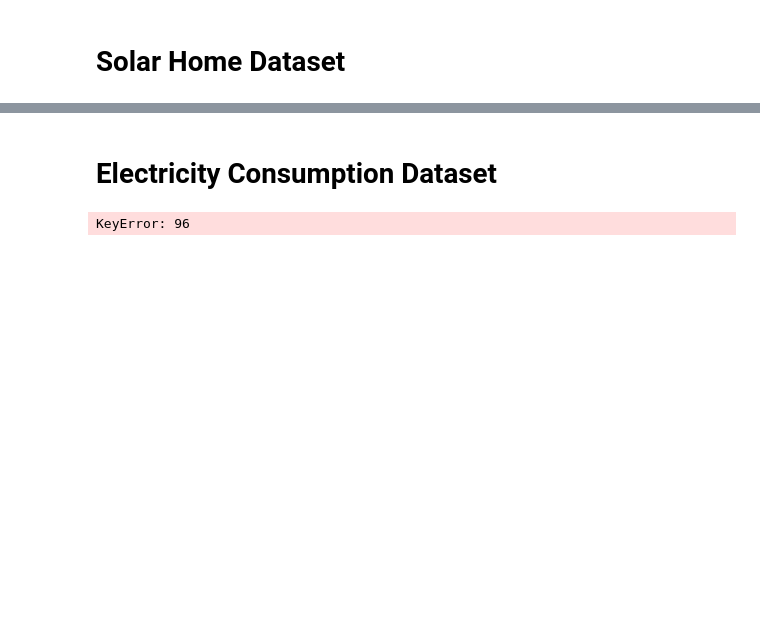
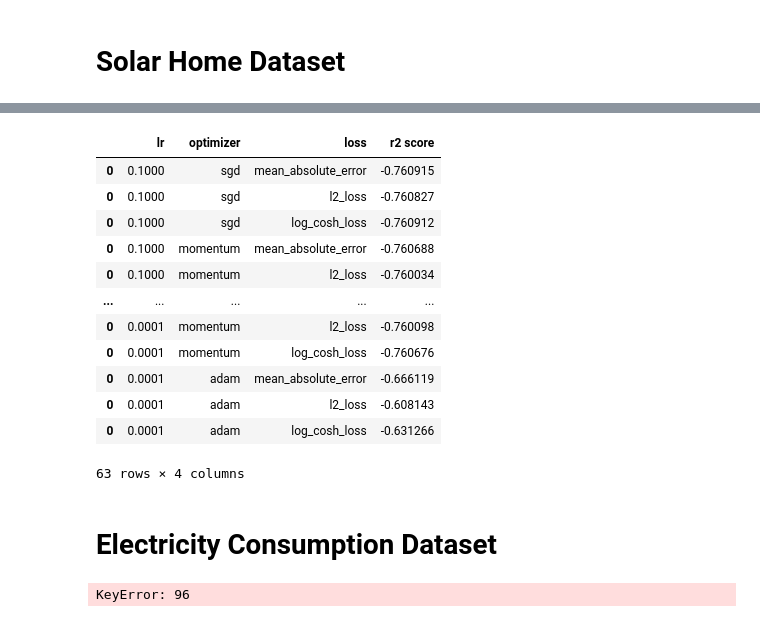
Before and after one commit to codymlewis/SGHFL, a Jupyter notebook: test.ipynb, the cells around one changed output, grey strips where cells are left out. Cells and saved outputs as stored; diff of their text form; code cells hidden in the pictures; blank space fills up the shorter version.

```diff
--- a/test.ipynb
+++ b/test.ipynb
@@ -34,6 +37,10 @@ def get_data():
     return np.concatenate(X_train), np.concatenate(Y_train), np.concatenate(X_test), np.concatenate(Y_test)
 
 X_train, Y_train, X_test, Y_test = get_data()
+# %%
+processor = skp.StandardScaler().fit(Y_train.reshape(-1, 1))
+Y_train = processor.transform(Y_train.reshape(-1, 1)).reshape(-1)
+Y_test = processor.transform(Y_test.reshape(-1, 1)).reshape(-1)
 # %%
 class Net(nn.Module):
     @nn.compact
@@ -48,28 +55,22 @@ class Net(nn.Module):
         x = nn.Dense(50)(x)
         x = nn.relu(x)
         x = nn.Dense(1)(x)
-        return x
-
-def l2_loss(model):
-    def _apply(params, X, Y):
-        diff = jnp.clip(jnp.square(jnp.squeeze(model.apply(params, X).T) - Y), 1e-16, 1e32)
-        return jnp.mean(0.5 * diff)
-    return _apply
+        return nn.tanh(x)
 
 
-def create_model(seed=None):
+def create_model(lr=0.001, opt=optax.sgd, loss="mean_absolute_error", seed=None):
     model = Net()
     params = model.init(jax.random.PRNGKey(seed if seed else 42), jnp.zeros((1, 23, 4)))
     return flax_lightning.Model(
         model,
         params,
-        optax.sgd(0.01, momentum=0.9),
-        # "mean_absolute_error",
-        l2_loss,
+        opt(0.0001),
+        loss,
         metrics=["mean_absolute_error", "r2score"],
         seed=seed
     )
 
-model = create_model()
-# l2_loss(model.model)(model.params, X_train[:32], Y_train[:32])
-model.step(X_train, Y_train, 1, verbose=1)
+# model = create_model()
+# # l2_loss(model.model)(model.params, X_train[:32], Y_train[:32])
+# model.step(X_train, Y_train, 1, verbose=1)
+# model.evaluate(X_test, Y_test, verbose=1)
@@ -82,0 +77,11 @@ model.evaluate(X_test, Y_test, verbose=1)
+# %%
+optimizers = {"sgd": optax.sgd, "momentum": partial(optax.sgd, momentum=0.9), "adam": optax.adam}
+df = pd.DataFrame()
+
+for lr, opt_name, loss in product((0.1, 0.05, 0.01, 0.005, 0.001, 0.0005, 0.0001), optimizers.keys(), ("mean_absolute_error", "l2_loss", "log_cosh_loss")):
+    print(f"{lr=}, {opt_name=}, {loss=}")
+    opt = optimizers[opt_name]
+    model = create_model(lr=lr, opt=opt, loss=loss)
+    model.step(X_train, Y_train, 1, verbose=1)
+    results = model.evaluate(X_test, Y_test, verbose=0)
+    df = pd.concat((df, pd.DataFrame({"lr": [lr], "optimizer": [opt_name], "loss": [loss], "r2 score": [results['r2score'].item()]})))
@@ -83,3 +102,19 @@ model.evaluate(X_test, Y_test, verbose=1)
+# %%
+df
+# %% [output]
+|  | lr | optimizer | loss | r2 score |
+| 0 | 0.1000 | sgd | mean_absolute_error | -0.760915 |
+| 0 | 0.1000 | sgd | l2_loss | -0.760827 |
+| 0 | 0.1000 | sgd | log_cosh_loss | -0.760912 |
+| 0 | 0.1000 | momentum | mean_absolute_error | -0.760688 |
+| 0 | 0.1000 | momentum | l2_loss | -0.760034 |
+| ... | ... | ... | ... | ... |
+| 0 | 0.0001 | momentum | l2_loss | -0.760098 |
+| 0 | 0.0001 | momentum | log_cosh_loss | -0.760676 |
+| 0 | 0.0001 | adam | mean_absolute_error | -0.666119 |
+| 0 | 0.0001 | adam | l2_loss | -0.608143 |
+| 0 | 0.0001 | adam | log_cosh_loss | -0.631266 |
+63 rows × 4 columns
 # %% [markdown]
 # Electricity Consumption Dataset
 # %%
```
Also changed, not shown: parts of 5 cells of this notebook, 2 other files.
